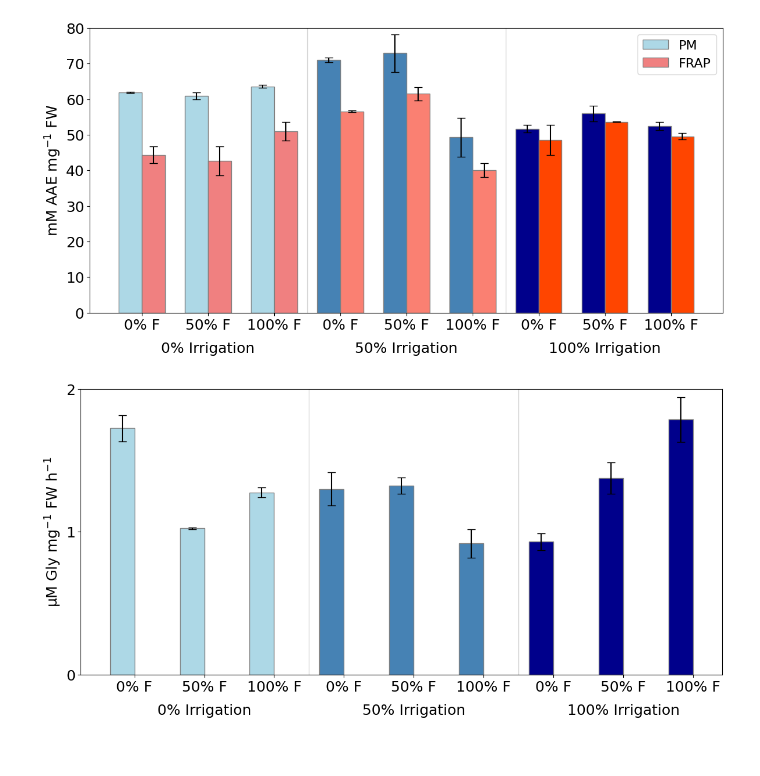
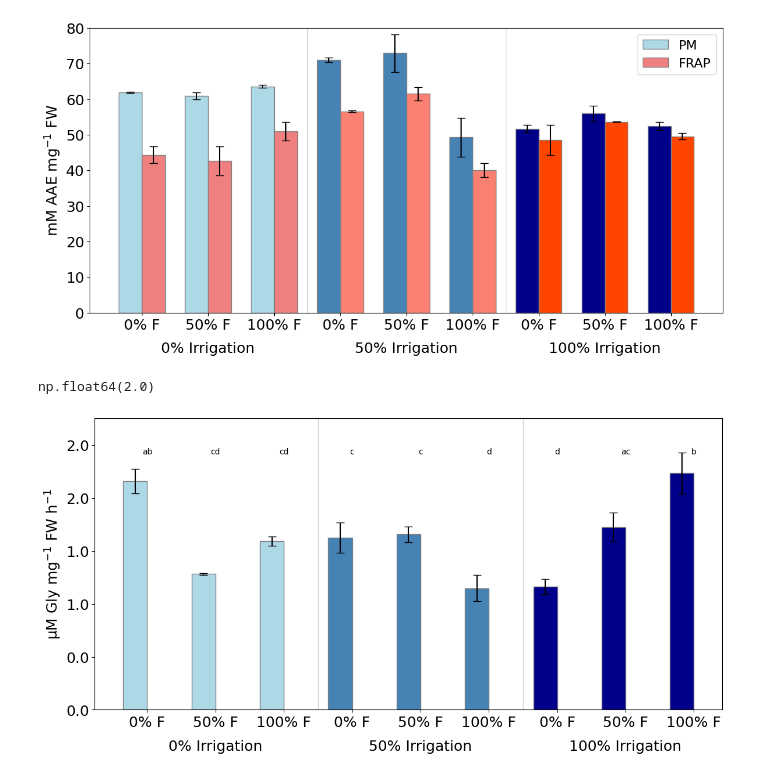
Before and after one commit to MKolaksazov/Data-Science, a Jupyter notebook: Colab code (graphs)/Medicago_stacked.ipynb, the cells around one changed output. Drawn from its saved outputs; the diff is of its cells as text; code cells hidden in the pictures.

```diff
--- a/Colab code (graphs)/Medicago_stacked.ipynb
+++ b/Colab code (graphs)/Medicago_stacked.ipynb
@@ -162,12 +165,38 @@ plt.tight_layout() # Оптимизира разположението на ел
 plt.show()
 # %% [output]
 [figure]
+# %%
+new_ltr = ['ab', 'cd', 'cd', 'c', 'c', 'd', 'd', 'ac', 'b'] # GOX
+new_ltr1 = ['abc', 'ab', 'abc', 'abc', 'ac', 'c', 'b', 'ac', 'd'] # MDA
+new_ltr1 = ['ab', 'ab', 'ab', 'ab', 'a', 'b', 'ab', 'ab', 'ab'] # TPC
+# %%
+i = 0 # Избиране на един от 3-те метода !
+# 0) 'GOX, 1) 'MDA', 2) 'TPC'
+# %%
+methods = ['GOX', 'MDA', 'TPC']
+
+y_labels = ['\u03BCM Gly mg$^{-1}$ FW h$^{-1}$',
+           'nM MDA mg$^{-1}$ FW',
+           'mM GAE mg$^{-1}$ FW']
+
+method = methods[i]
+y_label = y_labels[i]
+
+if i == 1:
+  rnd = 2
+else:
+  rnd = 0
+
+y_max = np.round(df[method].max(), rnd)
+y_max
+# %% [output]
+np.float64(2.0)
 # %%
 # Изчисляване на средноаритметично за всяка група
-data = df.groupby('groups')['GOX'].mean()
+data = df.groupby('groups')[method].mean()
 
 # Изчисляване на стандартно отклонение за всяка група (извадка)
-errors = df.groupby('groups')['GOX'].std(ddof=1)
+errors = df.groupby('groups')[method].std(ddof=1)
 
 # Брой групи и ширина на колоните
 n_groups = len(data)
@@ -176,35 +205,44 @@ bar_width = 0.35
 # Позиции на колоните
 index = np.arange(n_groups)
 
 fig, ax = plt.subplots(figsize=(12, 6)) # Увеличаване на размера за по-добра четимост
 
 # Създаване на колонна графика за PM
 bar1 = ax.bar(index - bar_width/2, data, bar_width, yerr=errors, capsize=5,
               label='PM', color=['lightblue']*3 + ['steelblue']*3 + ['darkblue']*3,
               edgecolor='grey')
 
+# Добавяне на букви за значимостта според тест на Туки
+for i in range(len(df['groups'].unique())):
+  ax.text(i*1.+0, y_max * .99, new_ltr[i],
+          rotation=0, fontsize=10,
+          verticalalignment='top', horizontalalignment='center')
+
 # Добавяне на етикети и заглавие
-ax.set_ylabel('\u03BCM Gly mg$^{-1}$ FW h$^{-1}$', size=18) # В оригиналната графика няма етикет на Y оста
-ax.set_ylim(0, 2) # Задаване на лимити на Y оста
-yticks = np.arange(0, 3, 1)
+ax.set_ylabel(y_label, size=18) # В оригиналната графика няма етикет на Y оста
+ax.set_ylim(0, y_max + y_max*0.1) # Задаване на лимити на Y оста, добавям малко отгоре, за да се виждат буквите
+yticks = np.arange(0, y_max + y_max*0.2, y_max/5) # Деления на Y оста, добавям стъпка y_max/5
 ax.set_yticks(yticks) # Деления на Y оста
-ax.set_yticklabels(yticks, size=18, rotation=0)
+ax.set_yticklabels(np.round(yticks, rnd), size=18, rotation=0) # Закръгляне на етикетите на Y оста
 
 # Етикети за X оста
 fertilization_labels = ['0% F', '50% F', '100% F'] * 3
 ax.set_xticks(index)
 ax.set_xticklabels(fertilization_labels, size=18, rotation=0, ha='center')
 
 # Добавяне на вертикални линии, които да разделят групите по Irrigation
 for i in range(0, 2):
     ax.axvline(x=2.5 + i*3, color='lightgray', linestyle='-', linewidth=1)
 
 # Добавяне на текстови етикети за Irrigation
 ax.text(1, -.125, '0% Irrigation', size=18, ha='center', va='center', transform=ax.get_xaxis_transform())
 ax.text(4, -.125, '50% Irrigation', size=18, ha='center', va='center', transform=ax.get_xaxis_transform())
 ax.text(7, -.125, '100% Irrigation', size=18, ha='center', va='center', transform=ax.get_xaxis_transform())
 
 plt.tight_layout() # Оптимизира разположението на елементите
 plt.show()
+
+fig.savefig(str(methods.index(method)) +  '_' + ('_').join(method.split('/')) + '_' + csv_file.split('.')[0] + '.jpg',
+            dpi=600, bbox_inches='tight')
 # %% [output]
-[figure, old version]
+[figure, new version]
```
Also changed, not shown: parts of 3 cells of this notebook.
